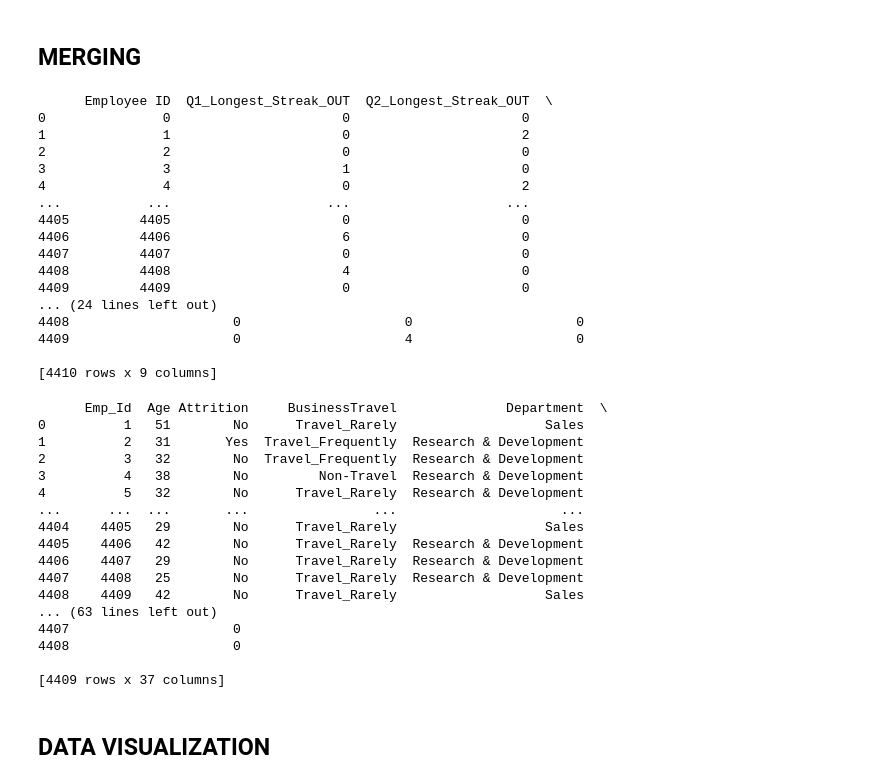
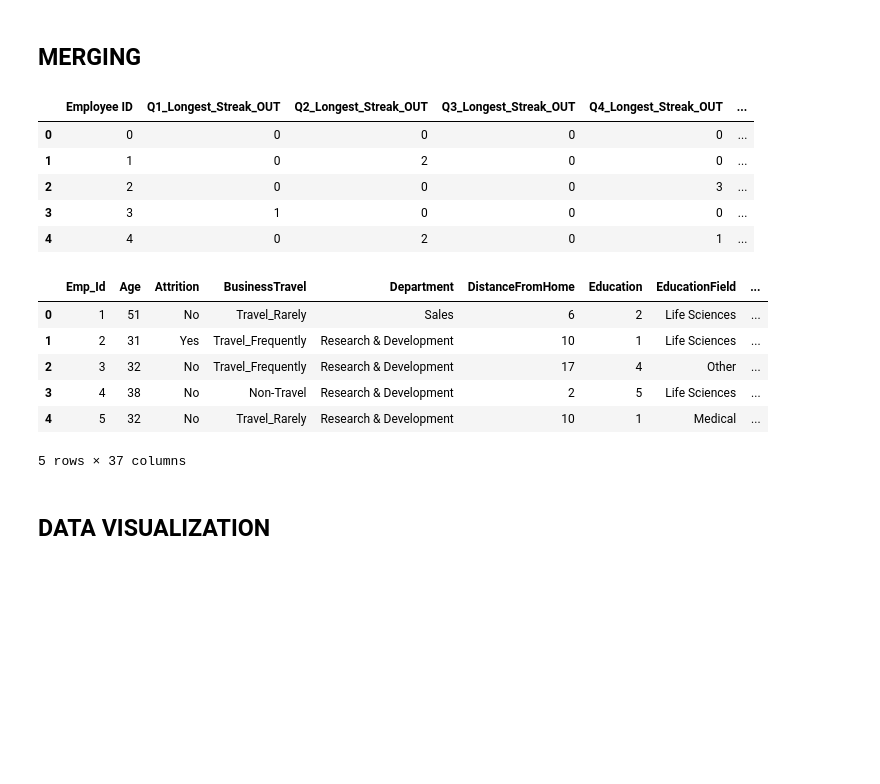
Before and after one commit to b2200765017/AIN-PROJECT, a Jupyter notebook: main.ipynb, the cells around one changed output. Saved outputs shown, nothing was run; the diff lists cells and outputs as text; code cells hidden in the pictures; blank space fills up the shorter version.

```diff
--- a/main.ipynb
+++ b/main.ipynb
@@ -363,55 +280,30 @@ print(results_df_in)
 # %%
 # Merging results_df and results_df_in on 'Employee ID'
 merged_df2 = pd.merge(results_df, results_df_in, on='Employee ID', how='inner')
-
-# Display the merged DataFrame
-print(merged_df2)
+merged_df2.head()
 # %% [output]
-      Employee ID  Q1_Longest_Streak_OUT  Q2_Longest_Streak_OUT  \
-0               0                      0                      0
-1               1                      0                      2
-2               2                      0                      0
-3               3                      1                      0
-4               4                      0                      2
-...           ...                    ...                    ...
-4405         4405                      0                      0
-4406         4406                      6                      0
-4407         4407                      0                      0
-4408         4408                      4                      0
-4409         4409                      0                      0
-... (24 lines left out)
-4408                     0                     0                     0
-4409                     0                     4                     0
-
-[4410 rows x 9 columns]
+|  | Employee ID | Q1_Longest_Streak_OUT | Q2_Longest_Streak_OUT | Q3_Longest_Streak_OUT | Q4_Longest_Streak_OUT | ... |
+| 0 | 0 | 0 | 0 | 0 | 0 | ... |
+| 1 | 1 | 0 | 2 | 0 | 0 | ... |
+| 2 | 2 | 0 | 0 | 0 | 3 | ... |
+| 3 | 3 | 1 | 0 | 0 | 0 | ... |
+| 4 | 4 | 0 | 2 | 0 | 1 | ... |
 # %%
 # Merging merged_df and merged_df2 on different employee ID columns
 final_df = pd.merge(merged_df, merged_df2, left_on='Emp_Id', right_on='Employee ID', how='inner')
 
 # Optionally, you might want to drop one of the duplicate employee ID columns after merging
 # For example, if you want to drop 'employeeId' from merged_df2:
 final_df = final_df.drop('Employee ID', axis=1)
-
-# Display the merged DataFrame
-print(final_df)
+final_df.head()
 # %% [output]
+|  | Emp_Id | Age | Attrition | BusinessTravel | Department | DistanceFromHome | Education | EducationField | ... |
+| 0 | 1 | 51 | No | Travel_Rarely | Sales | 6 | 2 | Life Sciences | ... |
+| 1 | 2 | 31 | Yes | Travel_Frequently | Research & Development | 10 | 1 | Life Sciences | ... |
+| 2 | 3 | 32 | No | Travel_Frequently | Research & Development | 17 | 4 | Other | ... |
+| 3 | 4 | 38 | No | Non-Travel | Research & Development | 2 | 5 | Life Sciences | ... |
+| 4 | 5 | 32 | No | Travel_Rarely | Research & Development | 10 | 1 | Medical | ... |
-      Emp_Id  Age Attrition     BusinessTravel              Department  \
-0          1   51        No      Travel_Rarely                   Sales
-1          2   31       Yes  Travel_Frequently  Research & Development
-2          3   32        No  Travel_Frequently  Research & Development
-3          4   38        No         Non-Travel  Research & Development
-4          5   32        No      Travel_Rarely  Research & Development
-...      ...  ...       ...                ...                     ...
-4404    4405   29        No      Travel_Rarely                   Sales
-4405    4406   42        No      Travel_Rarely  Research & Development
-4406    4407   29        No      Travel_Rarely  Research & Development
-4407    4408   25        No      Travel_Rarely  Research & Development
-4408    4409   42        No      Travel_Rarely                   Sales
-... (63 lines left out)
-4407                     0
-4408                     0
-
-[4409 rows x 37 columns]
+5 rows × 37 columns
 # %%
 columns_to_encode = ['BusinessTravel',"Department","EducationField","Gender","JobRole","MaritalStatus"]
 
```
Also changed, not shown: parts of 25 cells of this notebook.
